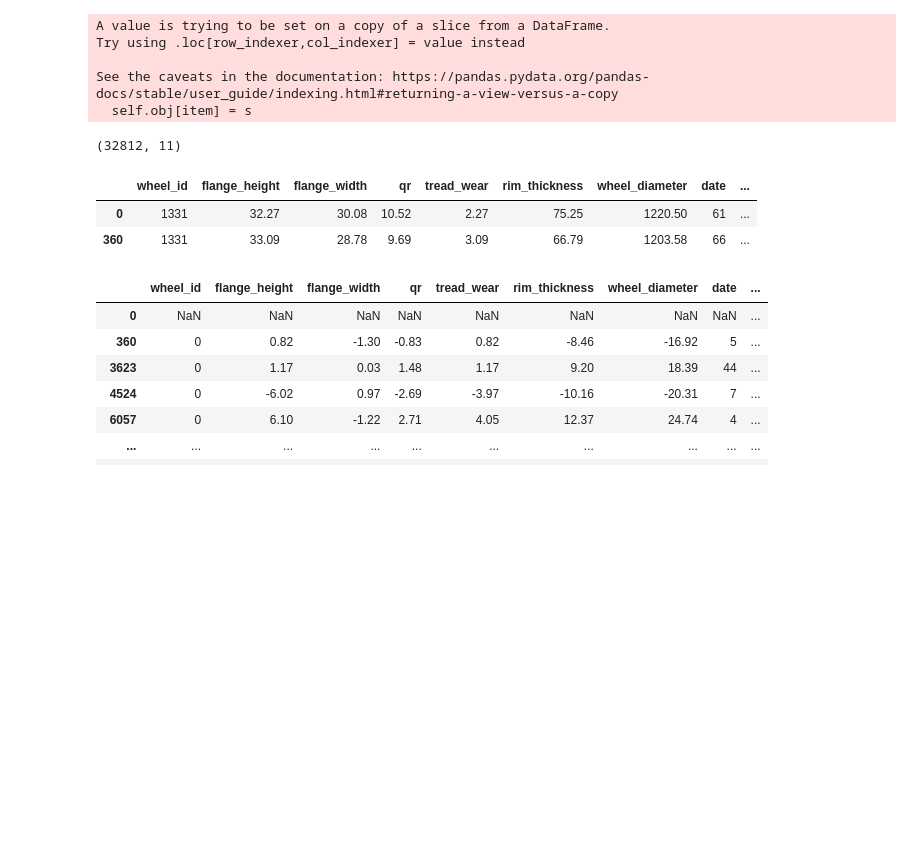
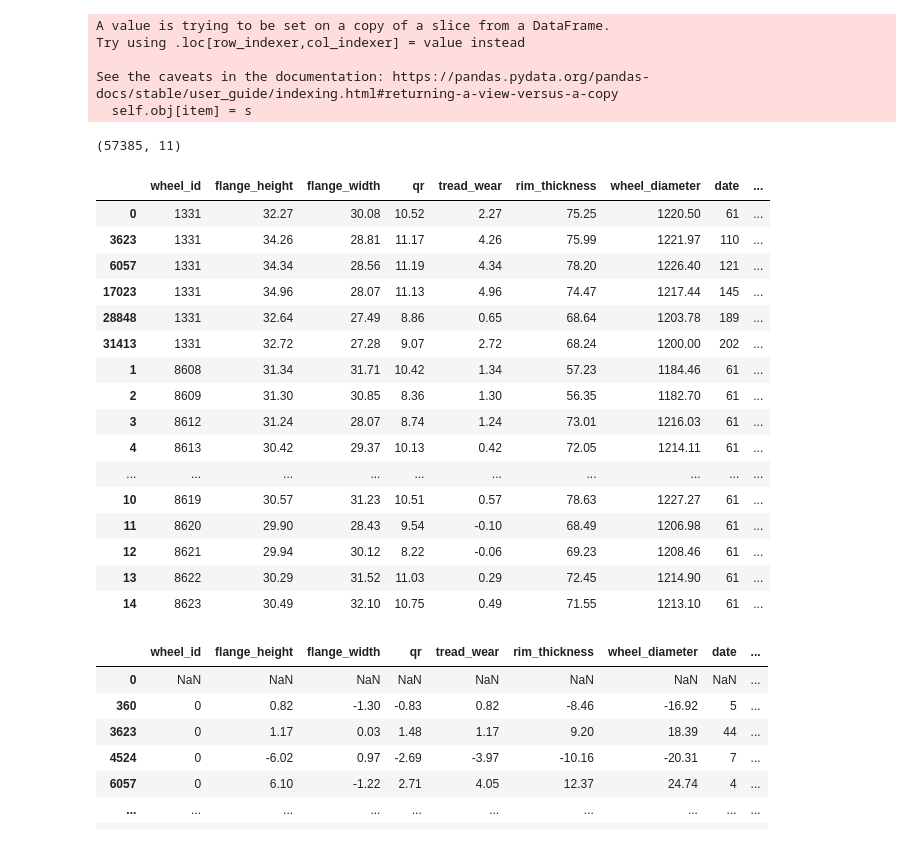
Before and after one commit to Metafiz/ml-base-2020, a Jupyter notebook: Python/train-wheels-repair-prediction.ipynb, the cells around one changed output. Saved outputs shown, nothing was run; the diff lists cells and outputs as text; code cells hidden in the pictures; blank space fills up the shorter version.

```diff
--- a/Python/train-wheels-repair-prediction.ipynb
+++ b/Python/train-wheels-repair-prediction.ipynb
@@ -168,26 +321,29 @@ df_wheel
 # %%
-df_new = pd.DataFrame(columns = df.columns)
-
 for wheel_id in tqdm(df.wheel_id.unique()):
-    df_wheel = df[ df.wheel_id == wheel_id ]
+    df_wheel = df[df.wheel_id == wheel_id]
     prev_index = -1
+    prev_date = -1
     for index, row in df_wheel.iterrows():
         if prev_index == -1:
             prev_index = index
+            prev_date = df_wheel.loc[index, 'date']
             continue
 
-#         df_wheel.loc[index, 'previous_flange_height'] = df_wheel.loc[prev_index, 'flange_height']
         df_wheel.loc[index, 'previous_flange_width'] = df_wheel.loc[prev_index, 'flange_width']
-#         df_wheel.loc[index, 'previous_qr'] = df_wheel.loc[prev_index, 'qr']
-#         df_wheel.loc[index, 'previous_tread_wear'] = df_wheel.loc[prev_index, 'tread_wear']
-#         df_wheel.loc[index, 'previous_rim_thickness'] = df_wheel.loc[prev_index, 'rim_thickness']
-#         df_wheel.loc[index, 'previous_wheel_diameter'] = df_wheel.loc[prev_index, 'wheel_diameter']
         df_wheel.loc[index, 'flange_width_diff'] = df_wheel.loc[prev_index, 'flange_width'] - df_wheel.loc[index, 'flange_width']
-        df_wheel.loc[index, 'days_diff'] = df_wheel.loc[index, 'date'] - df_wheel.loc[prev_index, 'date']
+        df_wheel.loc[index, 'days_diff'] = df_wheel.loc[index, 'date'] - prev_date
+
+        prev_date = df_wheel.loc[index, 'date']
+
+        if (df_wheel.loc[index, 'days_diff'] < 10 or df_wheel.loc[index, 'days_diff'] > 50) or (df_wheel.loc[index, 'flange_width_diff'] <= 0):
+            df_wheel = df_wheel.drop([index])
+            # print('dropped line %d' % (index))
+            continue
+
         prev_index = index
 
     df_new = pd.concat([df_new, df_wheel])
-    #if (wheel_id == 8612): break
+    # if (wheel_id == 8612): break
 # %% [output]
 A value is trying to be set on a copy of a slice from a DataFrame.
 Try using .loc[row_indexer,col_indexer] = value instead
@@ -198,12 +354,26 @@ See the caveats in the documentation: https://pandas.pydata.org/pandas-docs/stab
 df_new.to_csv('measurements_diff.csv')
 # %%
 print(df_new.shape)
-df_new.head(2)
+df_new.head(20)
 # %% [output]
-(32812, 11)
+(57385, 11)
 |  | wheel_id | flange_height | flange_width | qr | tread_wear | rim_thickness | wheel_diameter | date | ... |
 | 0 | 1331 | 32.27 | 30.08 | 10.52 | 2.27 | 75.25 | 1220.50 | 61 | ... |
-| 360 | 1331 | 33.09 | 28.78 | 9.69 | 3.09 | 66.79 | 1203.58 | 66 | ... |
+| 3623 | 1331 | 34.26 | 28.81 | 11.17 | 4.26 | 75.99 | 1221.97 | 110 | ... |
+| 6057 | 1331 | 34.34 | 28.56 | 11.19 | 4.34 | 78.20 | 1226.40 | 121 | ... |
+| 17023 | 1331 | 34.96 | 28.07 | 11.13 | 4.96 | 74.47 | 1217.44 | 145 | ... |
+| 28848 | 1331 | 32.64 | 27.49 | 8.86 | 0.65 | 68.64 | 1203.78 | 189 | ... |
+| 31413 | 1331 | 32.72 | 27.28 | 9.07 | 2.72 | 68.24 | 1200.00 | 202 | ... |
+| 1 | 8608 | 31.34 | 31.71 | 10.42 | 1.34 | 57.23 | 1184.46 | 61 | ... |
+| 2 | 8609 | 31.30 | 30.85 | 8.36 | 1.30 | 56.35 | 1182.70 | 61 | ... |
+| 3 | 8612 | 31.24 | 28.07 | 8.74 | 1.24 | 73.01 | 1216.03 | 61 | ... |
+| 4 | 8613 | 30.42 | 29.37 | 10.13 | 0.42 | 72.05 | 1214.11 | 61 | ... |
+| ... | ... | ... | ... | ... | ... | ... | ... | ... | ... |
+| 10 | 8619 | 30.57 | 31.23 | 10.51 | 0.57 | 78.63 | 1227.27 | 61 | ... |
+| 11 | 8620 | 29.90 | 28.43 | 9.54 | -0.10 | 68.49 | 1206.98 | 61 | ... |
+| 12 | 8621 | 29.94 | 30.12 | 8.22 | -0.06 | 69.23 | 1208.46 | 61 | ... |
+| 13 | 8622 | 30.29 | 31.52 | 11.03 | 0.29 | 72.45 | 1214.90 | 61 | ... |
+| 14 | 8623 | 30.49 | 32.10 | 10.75 | 0.49 | 71.55 | 1213.10 | 61 | ... |
 # %%
 df_new.diff()
 # %% [output]
```
Also changed, not shown: parts of 33 cells of this notebook, 1 other file.
